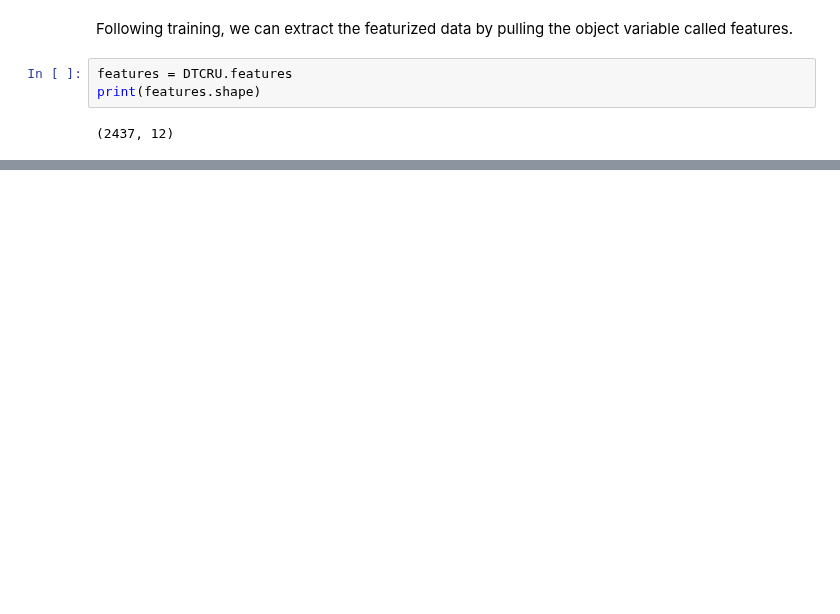
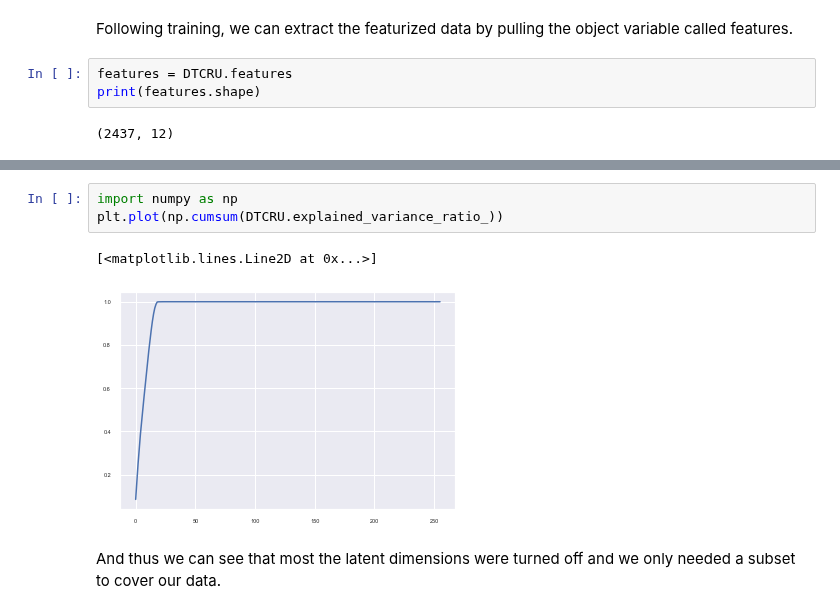
Before and after one commit to sidhomj/DeepTCR, a Jupyter notebook: tutorials/unsupervised/1 - Training VAE.ipynb, the cells around one changed output, grey strips where cells are left out. Cells and saved outputs as stored; diff of their text form; blank space fills up the shorter version.

```diff
--- a/tutorials/unsupervised/1 - Training VAE.ipynb
+++ b/tutorials/unsupervised/1 - Training VAE.ipynb
@@ -81,0 +114,8 @@ print(features.shape)
+# %%
+import numpy as np
+plt.plot(np.cumsum(DTCRU.explained_variance_ratio_))
+# %% [output]
+[<matplotlib.lines.Line2D at 0x...>]
+[figure, added]
+# %% [markdown]
+And thus we can see that most the latent dimensions were turned off and we only needed a subset to cover our data.
```
Also changed, not shown: parts of 13 cells of this notebook, 2 other files.
